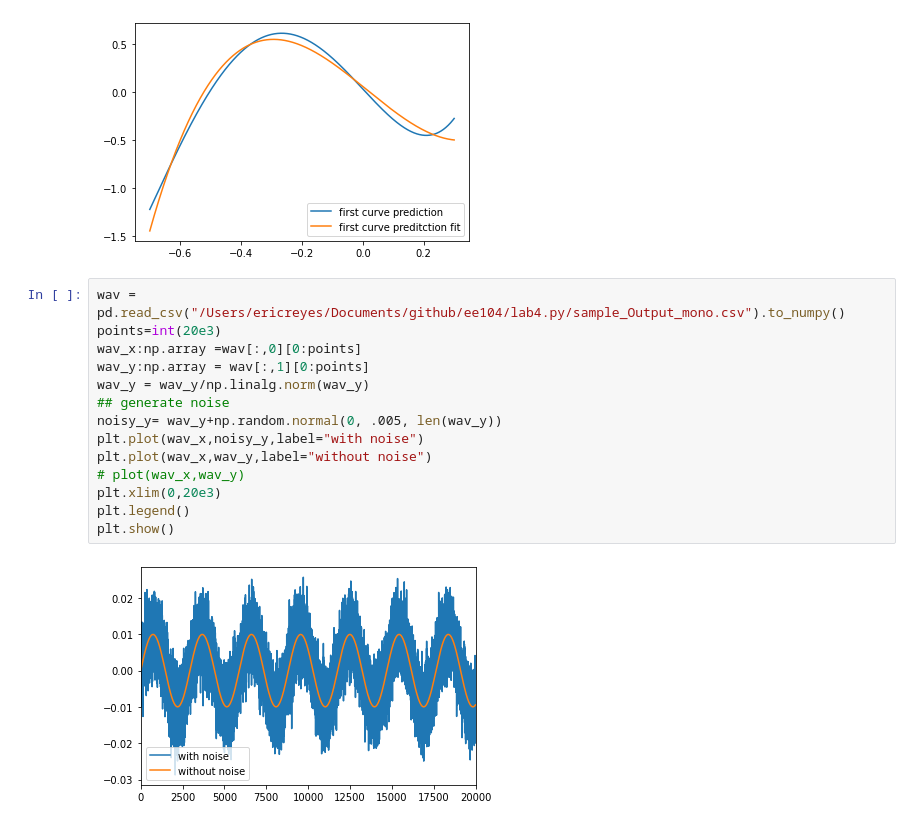
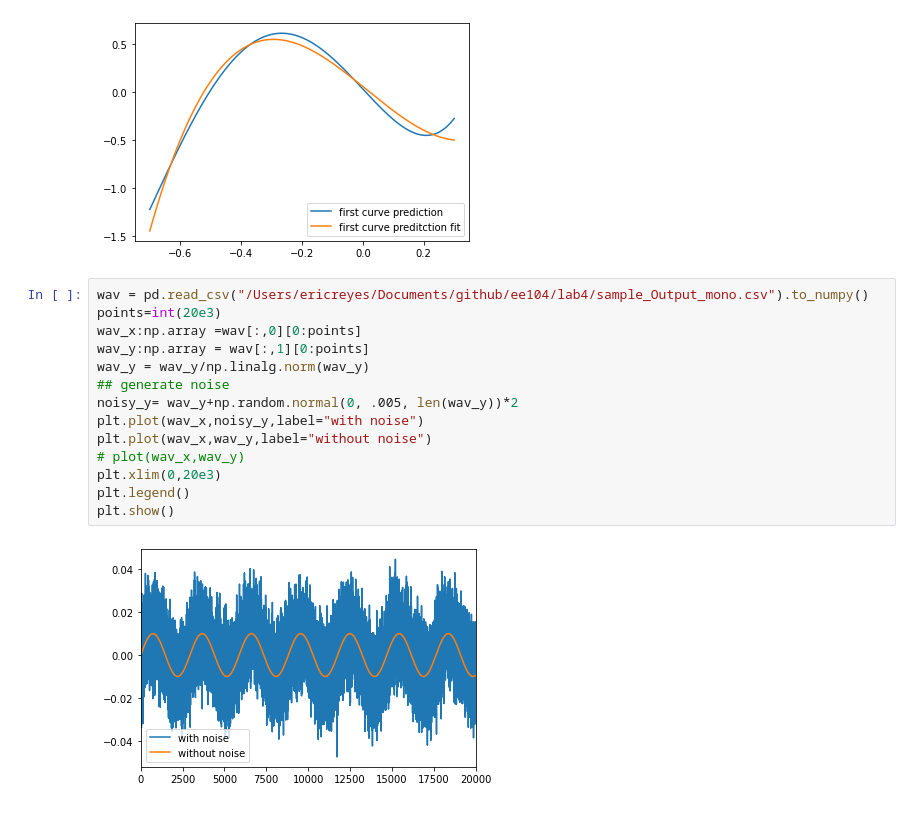
Before and after one commit to TuyenVo104/ee104, a Jupyter notebook: lab4/graph.ipynb, the cells around one changed output. Saved outputs shown, nothing was run; the diff lists cells and outputs as text.

Commit message:
documentation

```diff
--- a/lab4/graph.ipynb
+++ b/lab4/graph.ipynb
@@ -87,21 +87,21 @@ plt.legend()
 <matplotlib.legend.Legend at 0x...>
 [figure]
 # %%
-wav = pd.read_csv("/Users/ericreyes/Documents/github/ee104/lab4.py/sample_Output_mono.csv").to_numpy()
+wav = pd.read_csv("/Users/ericreyes/Documents/github/ee104/lab4/sample_Output_mono.csv").to_numpy()
 points=int(20e3)
 wav_x:np.array =wav[:,0][0:points]
 wav_y:np.array = wav[:,1][0:points]
 wav_y = wav_y/np.linalg.norm(wav_y)
 ## generate noise
-noisy_y= wav_y+np.random.normal(0, .005, len(wav_y))
+noisy_y= wav_y+np.random.normal(0, .005, len(wav_y))*2
 plt.plot(wav_x,noisy_y,label="with noise")
 plt.plot(wav_x,wav_y,label="without noise")
 # plot(wav_x,wav_y)
 plt.xlim(0,20e3)
 plt.legend()
 plt.show()
 # %% [output]
-[figure, old version]
+[figure, new version]
 # %%
 ## curve fitting polynomial with noise
 plt.plot(wav_x,noisy_y,label="with noise")
```
Also changed, not shown: parts of 12 cells of this notebook, 3 other files.
